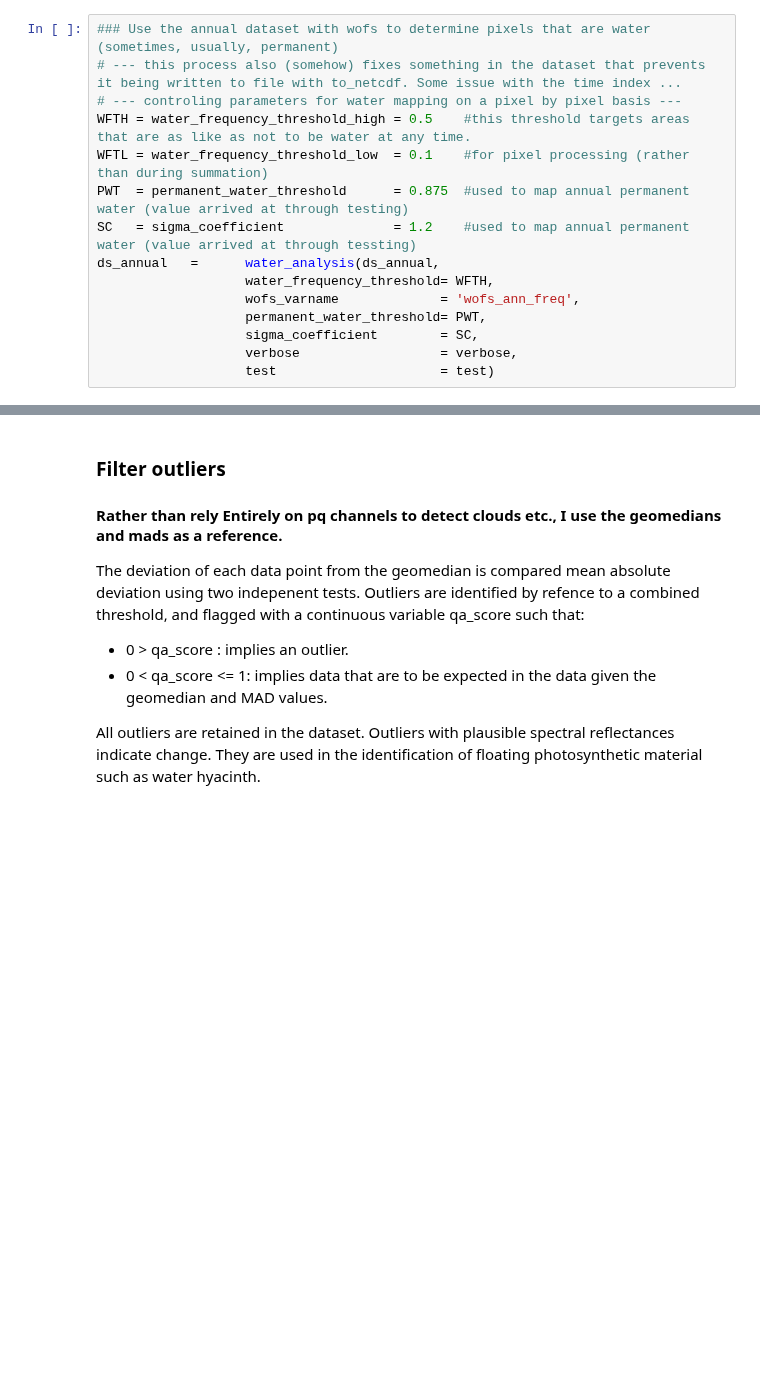
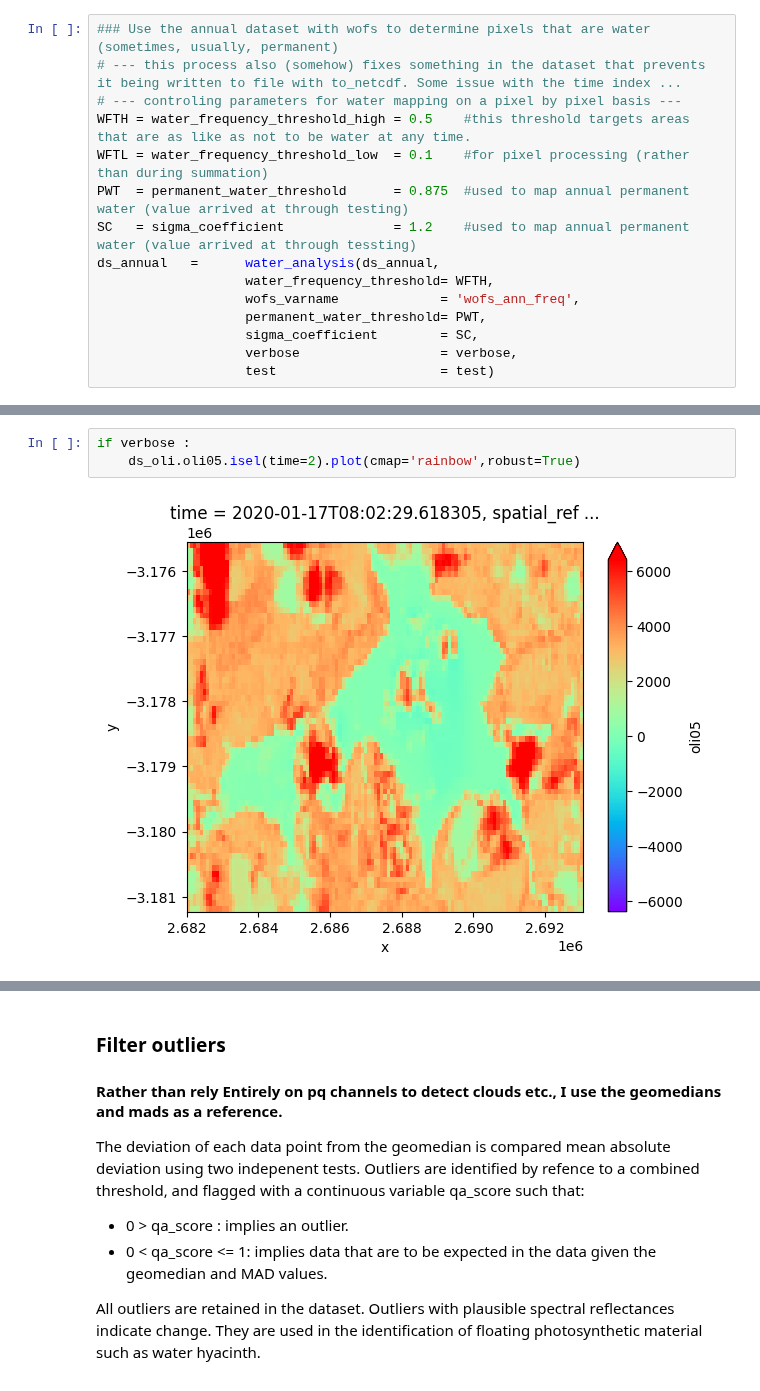
Before and after one commit to vikineema/deafrica_water_quality, a Jupyter notebook: WP2.1/WP2.1.ipynb, the cells around one changed output, grey strips where cells are left out. Cells and saved outputs as stored; diff of their text form; blank space fills up the shorter version.

```diff
--- a/WP2.1/WP2.1.ipynb
+++ b/WP2.1/WP2.1.ipynb
@@ -367,3 +360,8 @@ if verbose :
+# %%
+if verbose :
+    ds_oli.oli05.isel(time=2).plot(cmap='rainbow',robust=True)
+# %% [output]
+[figure, added]
 # %%
 if verbose :
     ds_tm.tm05.isel(time=3).plot(cmap='rainbow',robust=True)
```
Also changed, not shown: parts of 32 cells of this notebook.
